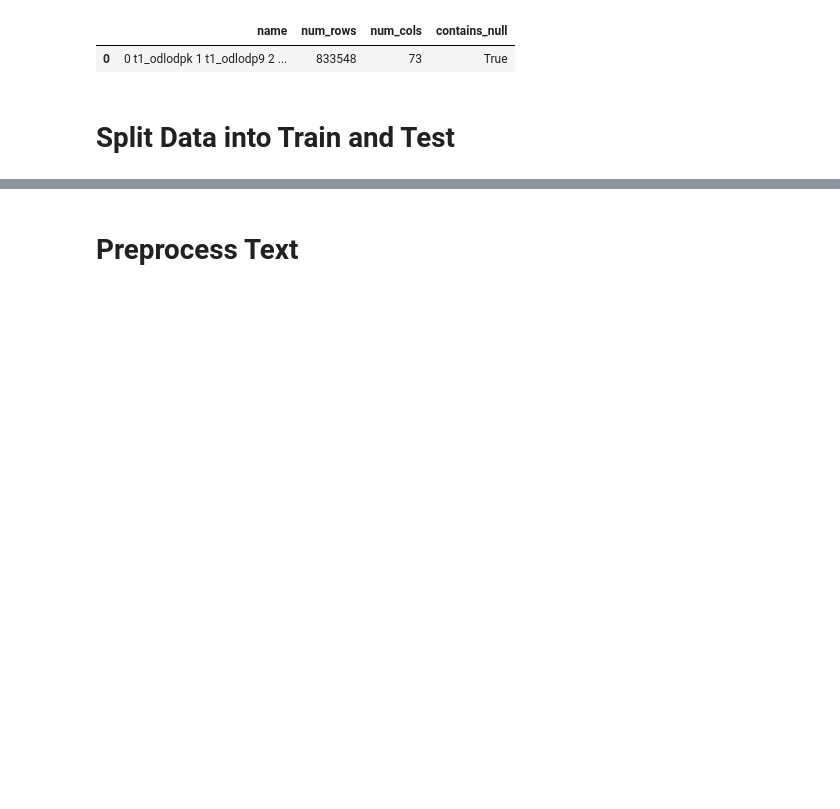
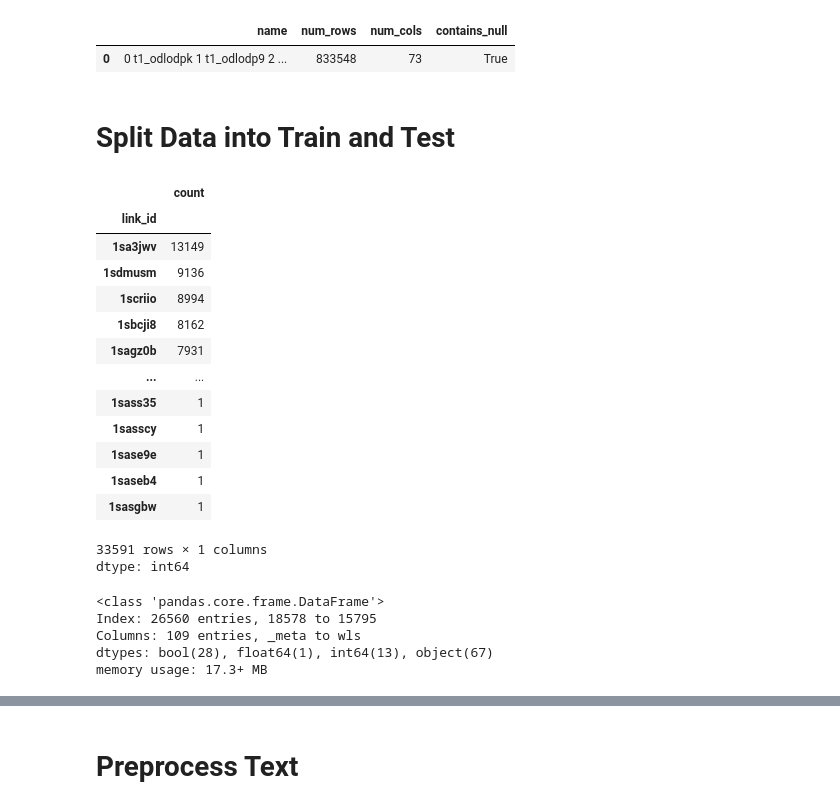
Before and after one commit to xmegan10/Reddit-Sentiment-Comment-Prediction, a Jupyter notebook: Reddit Comment Sentiment Prediction.ipynb, the cells around one changed output, grey strips where cells are left out. Cells and saved outputs as stored; diff of their text form; code cells hidden in the pictures; blank space fills up the shorter version.

Commit message:
train test split comments and posts

```diff
--- a/Reddit Comment Sentiment Prediction.ipynb
+++ b/Reddit Comment Sentiment Prediction.ipynb
@@ -207,8 +189,28 @@ plt.show()
 # %%
-posts_df = posts_df.copy()
-comments_df = comments_df.copy()
+posts_df = apr_posts.copy()
+comments_df = apr_comments.copy()
 # %% [markdown]
 # Split Data into Train and Test
+# %%
+#remove t3 from link_id in comments_df
+comments_df['link_id'] = comments_df['link_id'].str.replace('t3_', '')
+comments_df['link_id'].value_counts()
+# %% [output]
+|  | count |
+| link_id |  |
+| 1sa3jwv | 13149 |
+| 1sdmusm | 9136 |
+| 1scriio | 8994 |
+| 1sbcji8 | 8162 |
+| 1sagz0b | 7931 |
+| ... | ... |
+| 1sass35 | 1 |
+| 1sasscy | 1 |
+| 1sase9e | 1 |
+| 1saseb4 | 1 |
+| 1sasgbw | 1 |
+33591 rows × 1 columns
+dtype: int64
 # %%
 from sklearn.model_selection import train_test_split
 ptrain_set, ptest_set = train_test_split(posts_df, test_size = 0.2, random_state = 42)
@@ -222,4 +224,10 @@ ctest_set = comments_df[comments_df['post_id'].isin(ptest_ids)]
 # %%
 ptrain_set.info()
+# %% [output]
+<class 'pandas.core.frame.DataFrame'>
+Index: 26560 entries, 18578 to 15795
+Columns: 109 entries, _meta to wls
+dtypes: bool(28), float64(1), int64(13), object(67)
+memory usage: 17.3+ MB
 # %%
 ctrain_set.info()
```
Also changed, not shown: parts of 12 cells of this notebook.
